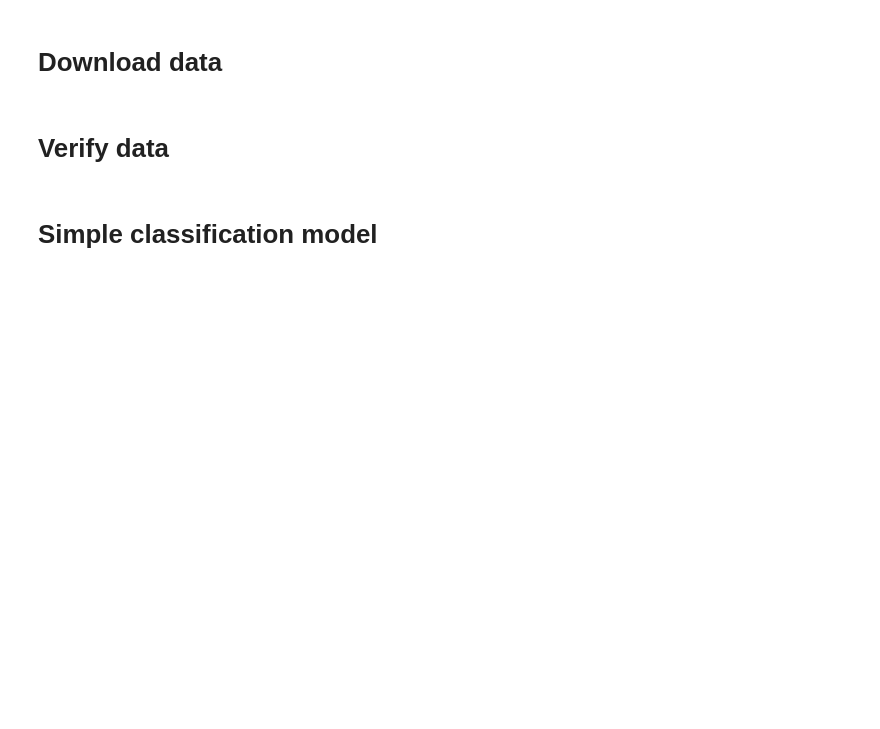
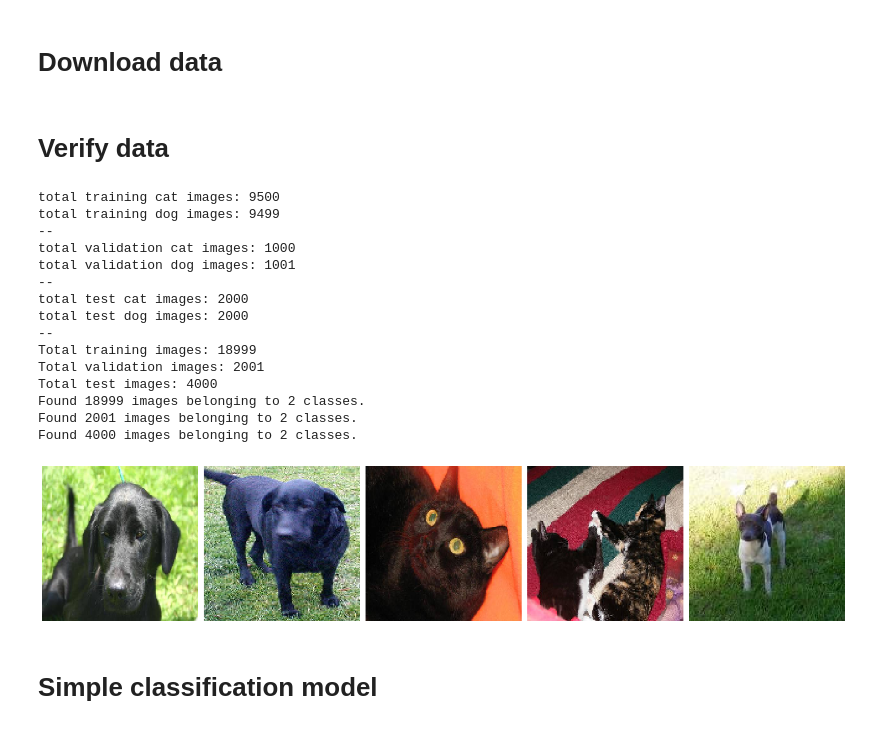
Before and after one commit to creeston/ML_2, a Jupyter notebook: Lab 5.ipynb, the cells around one changed output. Saved outputs shown, nothing was run; the diff lists cells and outputs as text; code cells hidden in the pictures; blank space fills up the shorter version.

```diff
--- a/Lab 5.ipynb
+++ b/Lab 5.ipynb
@@ -107,7 +93,7 @@ print("Total test images:", total_test)
 
 from tensorflow.keras.preprocessing.image import ImageDataGenerator
 
-batch_size = 32
+BATCH_SIZE = 32
 IMG_HEIGHT = 150
 IMG_WIDTH = 150
 
@@ -116,37 +102,54 @@ val_image_generator = ImageDataGenerator(rescale=1./255)
 test_image_generator = ImageDataGenerator(rescale=1./255)
 
 train_data_gen = train_image_generator.flow_from_directory(
-    batch_size=batch_size,
+    batch_size=BATCH_SIZE,
     directory=train_dir,
     shuffle=True,
     target_size=(IMG_HEIGHT, IMG_WIDTH),
     class_mode='binary')
 
 val_data_gen = val_image_generator.flow_from_directory(
-    batch_size=batch_size,
+    batch_size=BATCH_SIZE,
     directory=val_dir,
     shuffle=True,
     target_size=(IMG_HEIGHT, IMG_WIDTH),
     class_mode='binary')
 
-test_data_gen = val_image_generator.flow_from_directory(
-    batch_size=batch_size,
+test_data_gen = test_image_generator.flow_from_directory(
+    batch_size=BATCH_SIZE,
     directory=test_dir,
     shuffle=True,
     target_size=(IMG_HEIGHT, IMG_WIDTH),
     class_mode='binary')
 
 def plot_images(images):
     fig, axes = plt.subplots(1, 5, figsize=(20,20))
     axes = axes.flatten()
     for img, ax in zip(images, axes):
         ax.imshow(img)
         ax.axis('off')
     plt.tight_layout()
     plt.show()
 
 sample_training_images, _ = next(train_data_gen)
 plot_images(sample_training_images[:5])
+# %% [output]
+total training cat images: 9500
+total training dog images: 9499
+--
+total validation cat images: 1000
+total validation dog images: 1001
+--
+total test cat images: 2000
+total test dog images: 2000
+--
+Total training images: 18999
+Total validation images: 2001
+Total test images: 4000
+Found 18999 images belonging to 2 classes.
+Found 2001 images belonging to 2 classes.
+Found 4000 images belonging to 2 classes.
+[figure, added]
 # %% [markdown]
 # Simple classification model
 # %%
```
Also changed, not shown: parts of 18 cells of this notebook.
